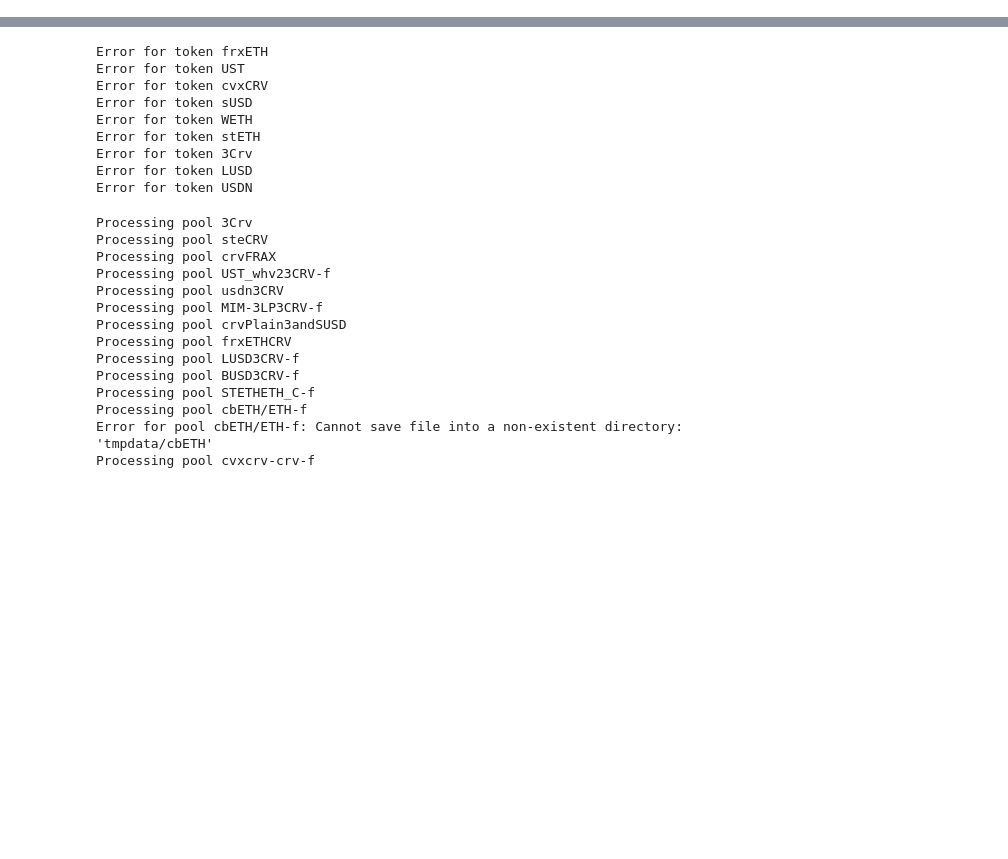
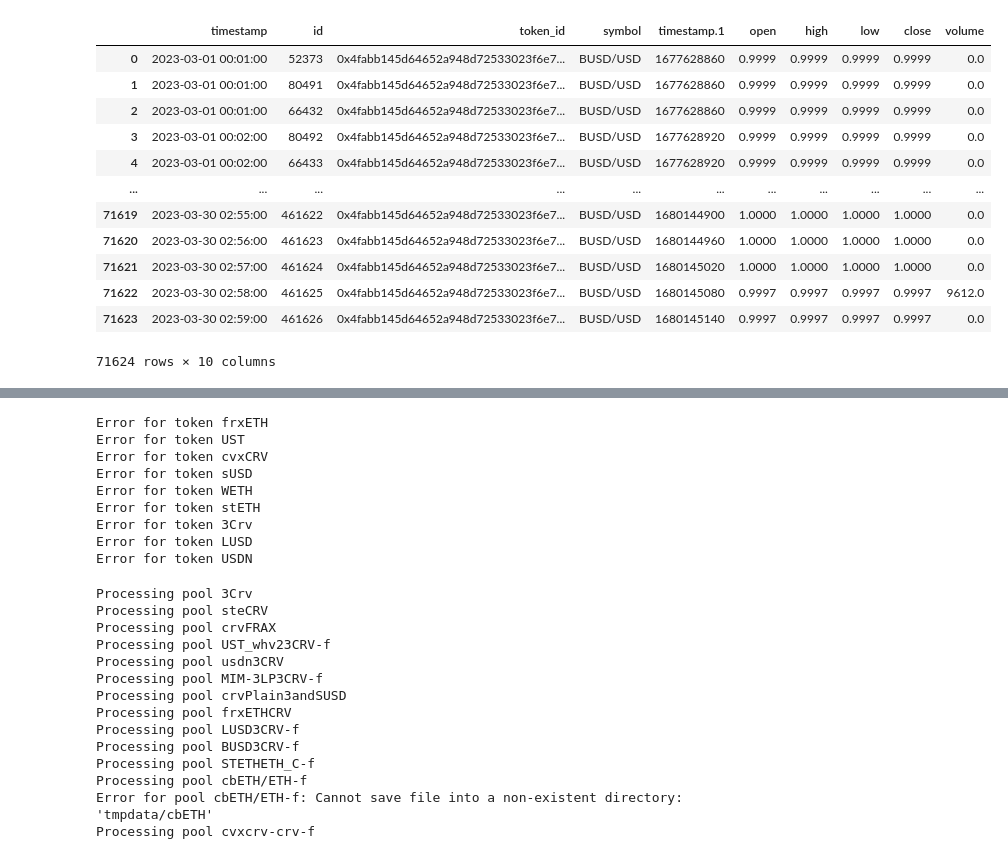
Before and after one commit to xenophonlabs/curve-lp-metrics, a Jupyter notebook: explore.ipynb, the cells around one changed output, grey strips where cells are left out. Drawn from its saved outputs; the diff is of its cells as text; code cells hidden in the pictures; blank space fills up the shorter version.

```diff
--- a/explore.ipynb
+++ b/explore.ipynb
@@ -220,0 +124,19 @@ Error saving USDN OHLCV data: 'timestamp'
+# %%
+busd = '0x4fabb145d64652a948d72533023f6e7a623c7c53'
+symbol = token_metadata[busd]['symbol']
+token_ohlcv = pd.read_csv(f"./data/rawdata/{symbol}_ohlcv.csv")
+token_ohlcv
+# %% [output]
+|  | timestamp | id | token_id | symbol | timestamp.1 | open | high | low | close | volume |
+| 0 | 2023-03-01 00:01:00 | 52373 | 0x4fabb145d64652a948d72533023f6e7... | BUSD/USD | 1677628860 | 0.9999 | 0.9999 | 0.9999 | 0.9999 | 0.0 |
+| 1 | 2023-03-01 00:01:00 | 80491 | 0x4fabb145d64652a948d72533023f6e7... | BUSD/USD | 1677628860 | 0.9999 | 0.9999 | 0.9999 | 0.9999 | 0.0 |
+| 2 | 2023-03-01 00:01:00 | 66432 | 0x4fabb145d64652a948d72533023f6e7... | BUSD/USD | 1677628860 | 0.9999 | 0.9999 | 0.9999 | 0.9999 | 0.0 |
+| 3 | 2023-03-01 00:02:00 | 80492 | 0x4fabb145d64652a948d72533023f6e7... | BUSD/USD | 1677628920 | 0.9999 | 0.9999 | 0.9999 | 0.9999 | 0.0 |
+| 4 | 2023-03-01 00:02:00 | 66433 | 0x4fabb145d64652a948d72533023f6e7... | BUSD/USD | 1677628920 | 0.9999 | 0.9999 | 0.9999 | 0.9999 | 0.0 |
+| ... | ... | ... | ... | ... | ... | ... | ... | ... | ... | ... |
+| 71619 | 2023-03-30 02:55:00 | 461622 | 0x4fabb145d64652a948d72533023f6e7... | BUSD/USD | 1680144900 | 1.0000 | 1.0000 | 1.0000 | 1.0000 | 0.0 |
+| 71620 | 2023-03-30 02:56:00 | 461623 | 0x4fabb145d64652a948d72533023f6e7... | BUSD/USD | 1680144960 | 1.0000 | 1.0000 | 1.0000 | 1.0000 | 0.0 |
+| 71621 | 2023-03-30 02:57:00 | 461624 | 0x4fabb145d64652a948d72533023f6e7... | BUSD/USD | 1680145020 | 1.0000 | 1.0000 | 1.0000 | 1.0000 | 0.0 |
+| 71622 | 2023-03-30 02:58:00 | 461625 | 0x4fabb145d64652a948d72533023f6e7... | BUSD/USD | 1680145080 | 0.9997 | 0.9997 | 0.9997 | 0.9997 | 9612.0 |
+| 71623 | 2023-03-30 02:59:00 | 461626 | 0x4fabb145d64652a948d72533023f6e7... | BUSD/USD | 1680145140 | 0.9997 | 0.9997 | 0.9997 | 0.9997 | 0.0 |
+71624 rows × 10 columns
```
Also changed, not shown: parts of 22 cells of this notebook, 7 other files.
